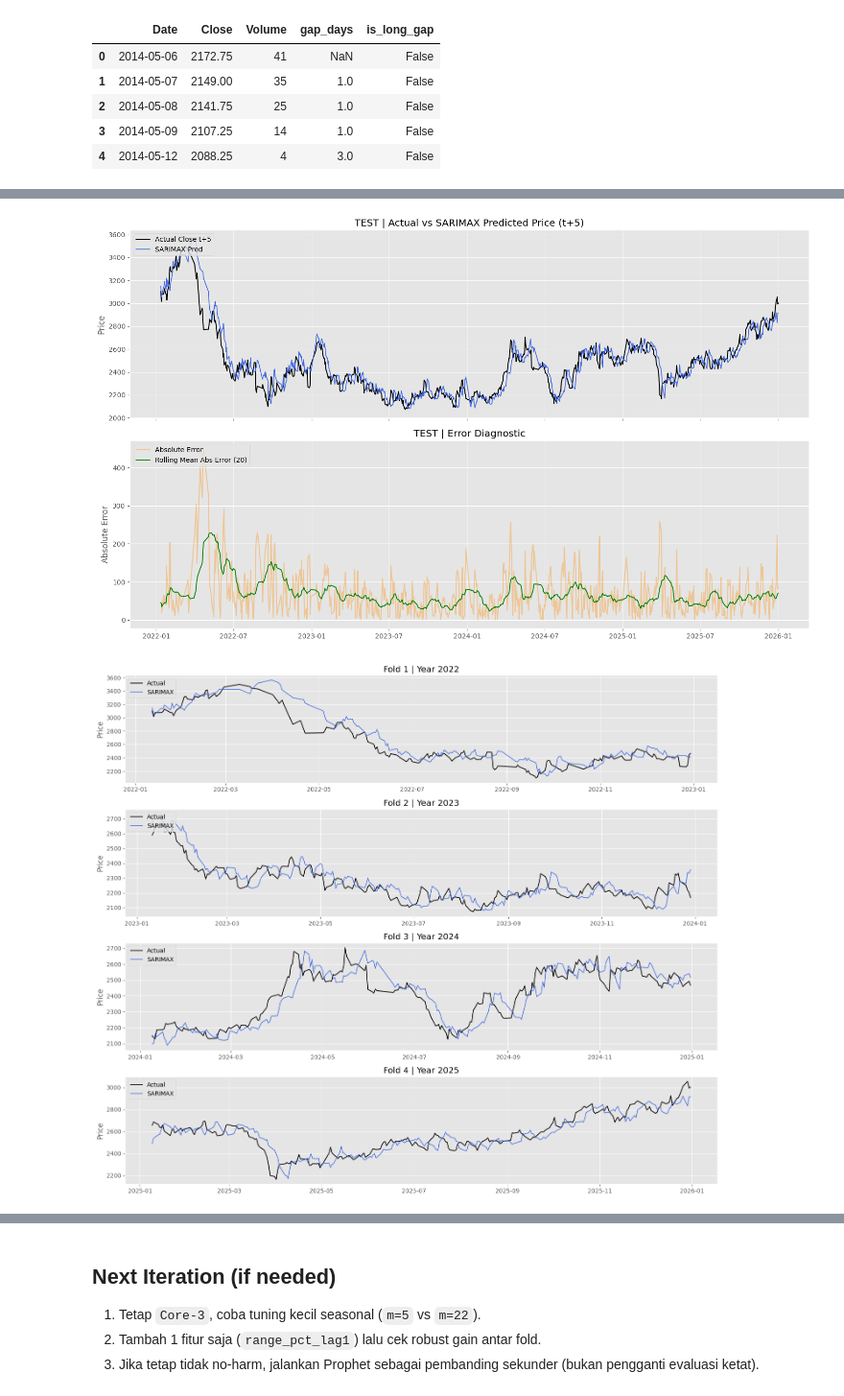
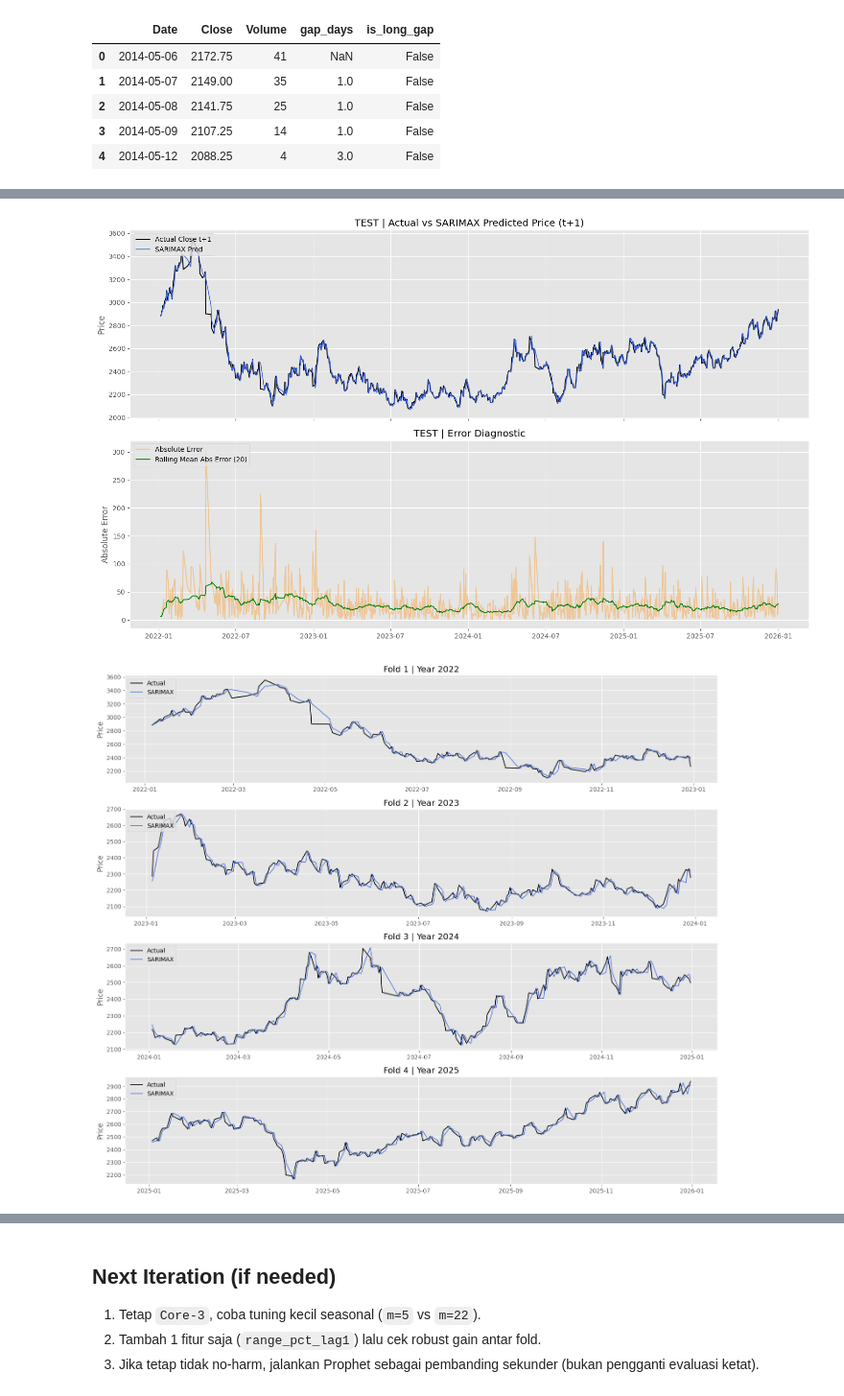
Before and after one commit to DonnyRZ/Alumunium-Price-Prediction, a Jupyter notebook: notebooks/SARIMAX.ipynb, the cells around one changed output, grey strips where cells are left out. Shown at 96% size. Drawn from its saved outputs; the diff is of its cells as text; code cells hidden in the pictures.

Commit message:
sarimax&xgboost

```diff
--- a/notebooks/SARIMAX.ipynb
+++ b/notebooks/SARIMAX.ipynb
@@ -179,7 +179,7 @@ pd.DataFrame([
 # %%
 # Metrics & helper functions
 FEATURES = ['ret_lag1', 'ret_std_10', 'log_volume_lag1']
-BASELINES = ['zero_return', 'mean_train_return', 'mom5_persist']
+BASELINES = ['zero_return', 'mean_train_return', 'mom1_persist']
 
 
 def to_price(close_t, pred_log_ret):
@@ -197,8 +197,8 @@ def baseline_pred_logret(name, frame_slice, train_y_mean):
         return np.zeros(len(frame_slice))
     if name == 'mean_train_return':
         return np.full(len(frame_slice), train_y_mean)
-    if name == 'mom5_persist':
-        return frame_slice['mom5_persist'].values
+    if name == 'mom1_persist':
+        return frame_slice['mom1_persist'].values
     raise ValueError(name)
 
 
@@ -232,9 +232,9 @@ for fold_id, f in enumerate(folds, start=1):
     tr = model_df.iloc[f['train_pos']]
     va = model_df.iloc[f['valid_pos']]
 
-    y_tr = tr['target_ret_t5'].values
+    y_tr = tr['target_ret_t1'].values
     X_tr = tr[FEATURES].values
-    y_va_true = va['target_close_t5'].values
+    y_va_true = va['target_close_t1'].values
     close_va = va['Close'].values
 
     # baselines on valid
@@ -359,10 +359,10 @@ for fold_id, f in enumerate(folds, start=1):
     # Refit with train+valid for realistic deployment before test year
     trv = pd.concat([tr, va], axis=0)
 
-    y_trv = trv['target_ret_t5'].values
+    y_trv = trv['target_ret_t1'].values
     X_trv = trv[FEATURES].values
 
-    y_te_true = te['target_close_t5'].values
+    y_te_true = te['target_close_t1'].values
     close_te = te['Close'].values
 
     # Locked baseline
@@ -398,9 +398,9 @@ for fold_id, f in enumerate(folds, start=1):
         'Date': te['Date'].values,
         'fold': fold_id,
         'test_year': f['test_year'],
-        'actual_price_t5': y_te_true,
-        'sarimax_pred_price_t5': x_price,
-        'baseline_pred_price_t5': b_price,
+        'actual_price_t1': y_te_true,
+        'sarimax_pred_price_t1': x_price,
+        'baseline_pred_price_t1': b_price,
     }))
 
 test_df = pd.DataFrame(test_rows)
@@ -421,13 +421,13 @@ Fold win rate: 0.25
 # Actual vs predicted (test)
 fig, ax = plt.subplots(2, 1, figsize=(15, 9), sharex=True)
 
-ax[0].plot(pred_df['Date'], pred_df['actual_price_t5'], label='Actual Close t+5', color='black', lw=1.4)
-ax[0].plot(pred_df['Date'], pred_df['sarimax_pred_price_t5'], label='SARIMAX Pred', color='royalblue', lw=1.2)
-ax[0].set_title('TEST | Actual vs SARIMAX Predicted Price (t+5)')
+ax[0].plot(pred_df['Date'], pred_df['actual_price_t1'], label='Actual Close t+1', color='black', lw=1.4)
+ax[0].plot(pred_df['Date'], pred_df['sarimax_pred_price_t1'], label='SARIMAX Pred', color='royalblue', lw=1.2)
+ax[0].set_title('TEST | Actual vs SARIMAX Predicted Price (t+1)')
 ax[0].set_ylabel('Price')
 ax[0].legend(loc='upper left')
 
-err = np.abs(pred_df['actual_price_t5'] - pred_df['sarimax_pred_price_t5'])
+err = np.abs(pred_df['actual_price_t1'] - pred_df['sarimax_pred_price_t1'])
 roll_err = err.rolling(20, min_periods=1).mean()
 ax2 = ax[1]
 ax2.plot(pred_df['Date'], err, color='darkorange', alpha=0.35, label='Absolute Error')
@@ -439,26 +439,26 @@ ax2.legend(loc='upper left')
 plt.tight_layout()
 plt.show()
 # %% [output]
-[figure, old version]
+[figure, new version]
 # %%
 # Fold-by-fold chart (actual vs SARIMAX)
 fold_ids = sorted(pred_df['fold'].unique())
 fig, axes = plt.subplots(len(fold_ids), 1, figsize=(15, 3.2*len(fold_ids)), sharex=False)
 if len(fold_ids) == 1:
     axes = [axes]
 
 for ax, fid in zip(axes, fold_ids):
     p = pred_df[pred_df['fold'] == fid]
-    ax.plot(p['Date'], p['actual_price_t5'], color='black', lw=1.3, label='Actual')
-    ax.plot(p['Date'], p['sarimax_pred_price_t5'], color='royalblue', lw=1.1, label='SARIMAX')
+    ax.plot(p['Date'], p['actual_price_t1'], color='black', lw=1.3, label='Actual')
+    ax.plot(p['Date'], p['sarimax_pred_price_t1'], color='royalblue', lw=1.1, label='SARIMAX')
     ax.set_title(f'Fold {fid} | Year {int(p["test_year"].iloc[0])}')
     ax.set_ylabel('Price')
     ax.legend(loc='upper left')
 
 plt.tight_layout()
 plt.show()
 # %% [output]
-[figure, old version]
+[figure, new version]
 # %%
 # Decision gate summary
 gate = {
```
Also changed, not shown: parts of 9 cells of this notebook, 1 other file.
